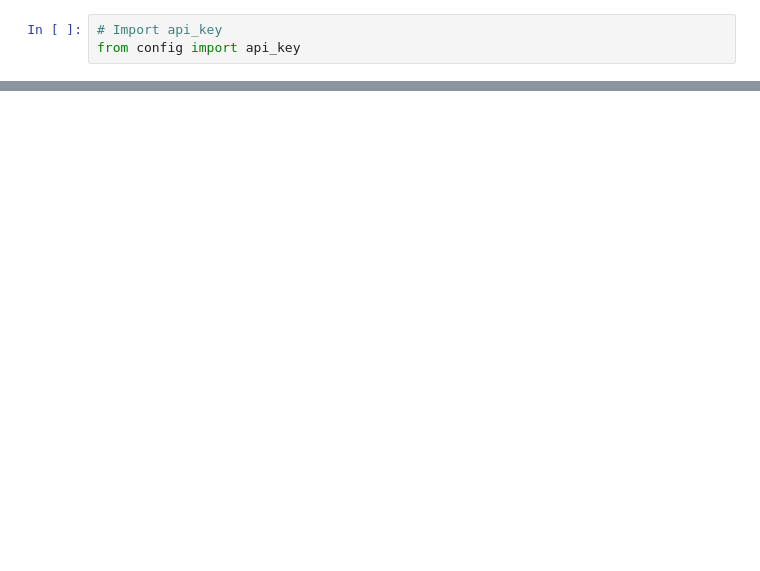
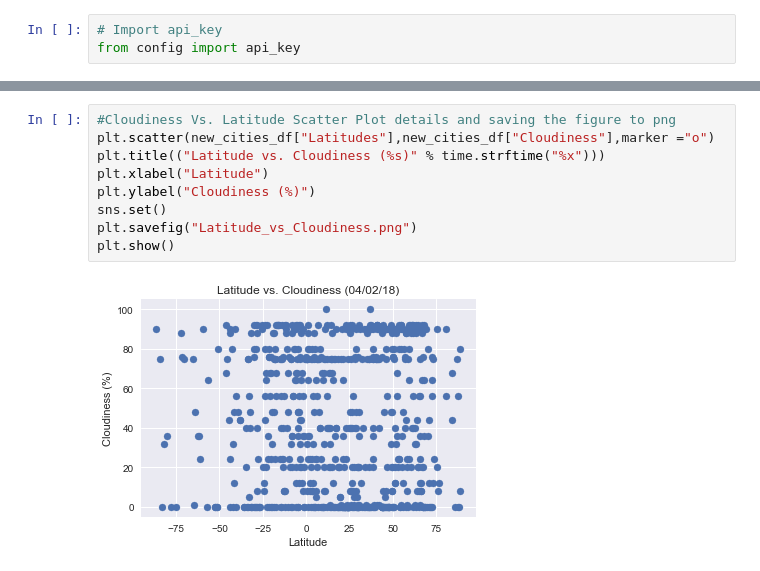
Before and after one commit to malvika/API-challenge, a Jupyter notebook: WeatherAPI.ipynb, the cells around one changed output, grey strips where cells are left out. Saved outputs shown, nothing was run; the diff lists cells and outputs as text; blank space fills up the shorter version.

```diff
--- a/WeatherAPI.ipynb
+++ b/WeatherAPI.ipynb
@@ -57,0 +146,11 @@ len(new_cities_df)
+# %%
+#Cloudiness Vs. Latitude Scatter Plot details and saving the figure to png
+plt.scatter(new_cities_df["Latitudes"],new_cities_df["Cloudiness"],marker ="o")
+plt.title(("Latitude vs. Cloudiness (%s)" % time.strftime("%x")))
+plt.xlabel("Latitude")
+plt.ylabel("Cloudiness (%)")
+sns.set()
+plt.savefig("Latitude_vs_Cloudiness.png")
+plt.show()
+# %% [output]
+[figure, added]
```
Also changed, not shown: parts of 9 cells of this notebook, 7 other files.
